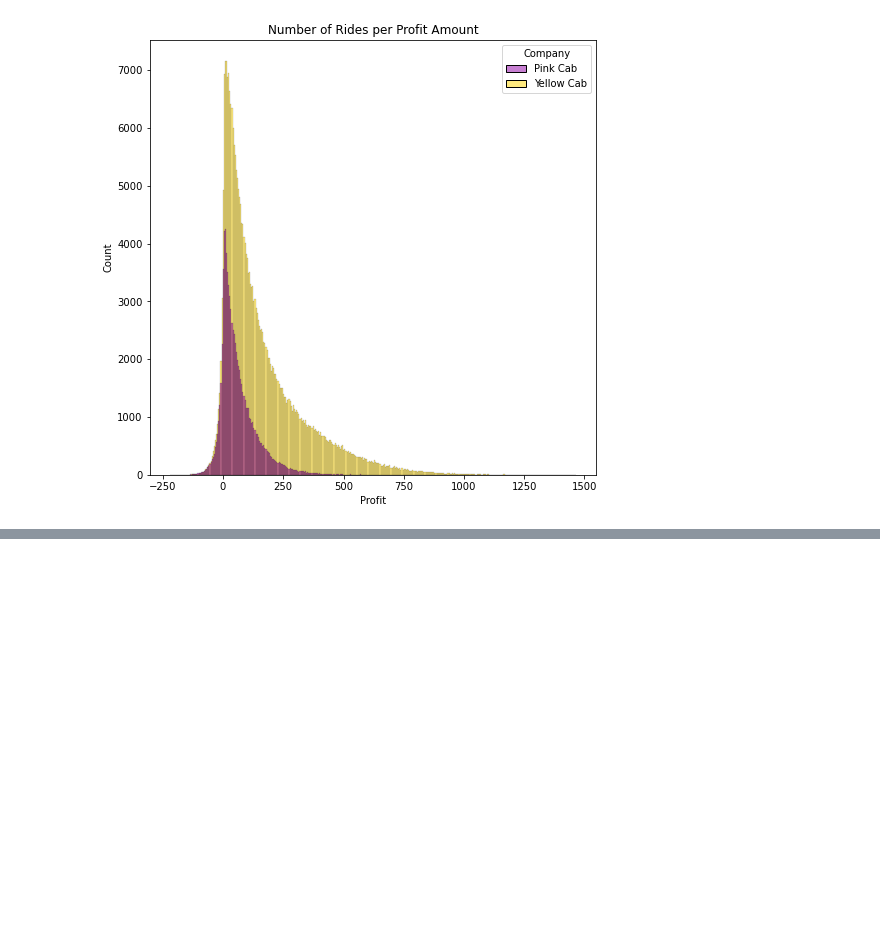
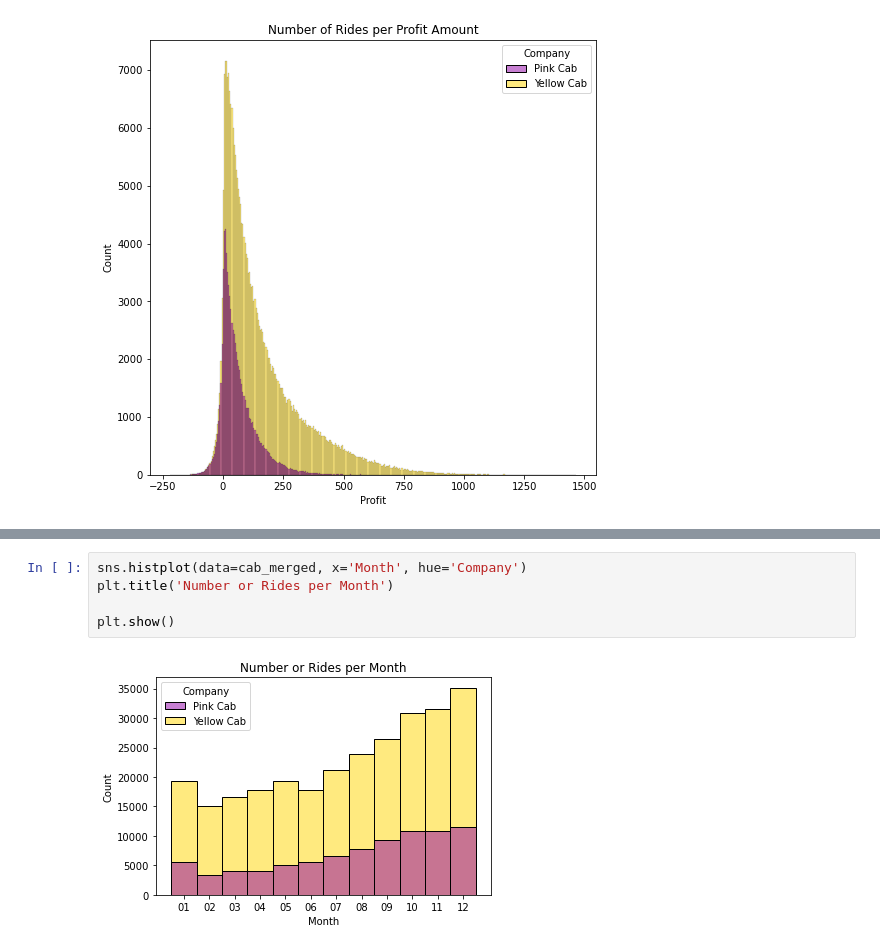
Before and after one commit to TheHamhams/taxi, a Jupyter notebook: taxi_notebook.ipynb, the cells around one changed output, grey strips where cells are left out. Drawn from its saved outputs; the diff is of its cells as text; blank space fills up the shorter version.

```diff
--- a/taxi_notebook.ipynb
+++ b/taxi_notebook.ipynb
@@ -229,3 +236,10 @@ plt.plot()
 # %% [output]
 []
 [figure]
+# %%
+sns.histplot(data=cab_merged, x='Month', hue='Company')
+plt.title('Number or Rides per Month')
+
+plt.show()
+# %% [output]
+[figure, added]
```
Also changed, not shown: parts of 5 cells of this notebook.
